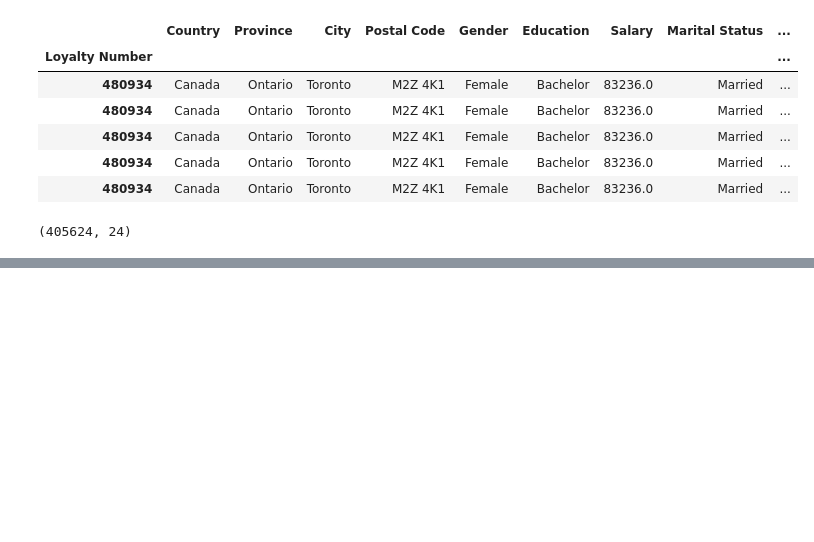
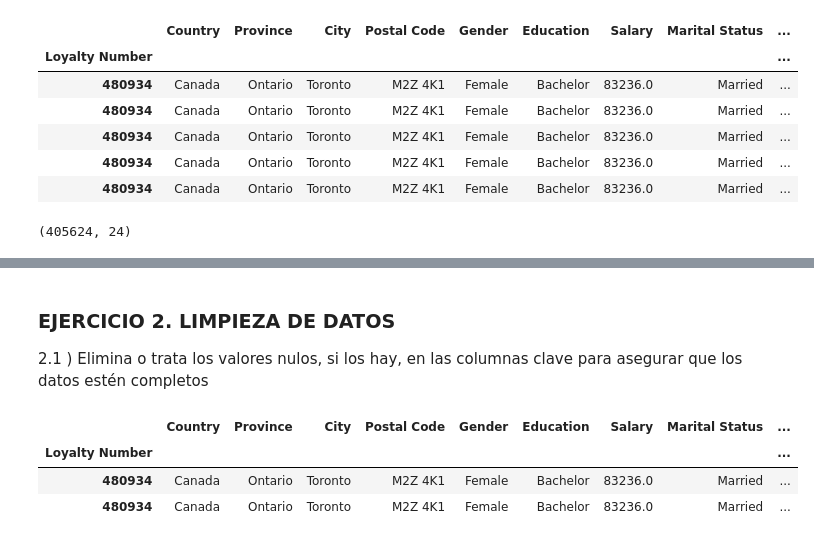
Before and after one commit to Adalab/bda-modulo-3-evaluacion-final-saraguzmanlopez-ops, a Jupyter notebook: Ejercicio 1.ipynb, the cells around one changed output, grey strips where cells are left out. Drawn from its saved outputs; the diff is of its cells as text; code cells hidden in the pictures; blank space fills up the shorter version.

```diff
--- a/Ejercicio 1.ipynb
+++ b/Ejercicio 1.ipynb
@@ -957,0 +966,5 @@ df_final.shape
+# %% [markdown]
+### EJERCICIO 2. LIMPIEZA DE DATOS
+
+ 2.1 ) Elimina o trata los valores nulos, si los hay, en las columnas clave para asegurar que los datos
+estén completos
@@ -957,0 +976,9 @@ df_final.shape
+# %%
+df_final_copia=df_final.copy()
+# %%
+df_final_copia.head(2)
+# %% [output]
+|  | Country | Province | City | Postal Code | Gender | Education | Salary | Marital Status | ... |
+| Loyalty Number |  |  |  |  |  |  |  |  | ... |
+| 480934 | Canada | Ontario | Toronto | M2Z 4K1 | Female | Bachelor | 83236.0 | Married | ... |
+| 480934 | Canada | Ontario | Toronto | M2Z 4K1 | Female | Bachelor | 83236.0 | Married | ... |
```
Also changed, not shown: parts of 24 cells of this notebook, 1 other file.
